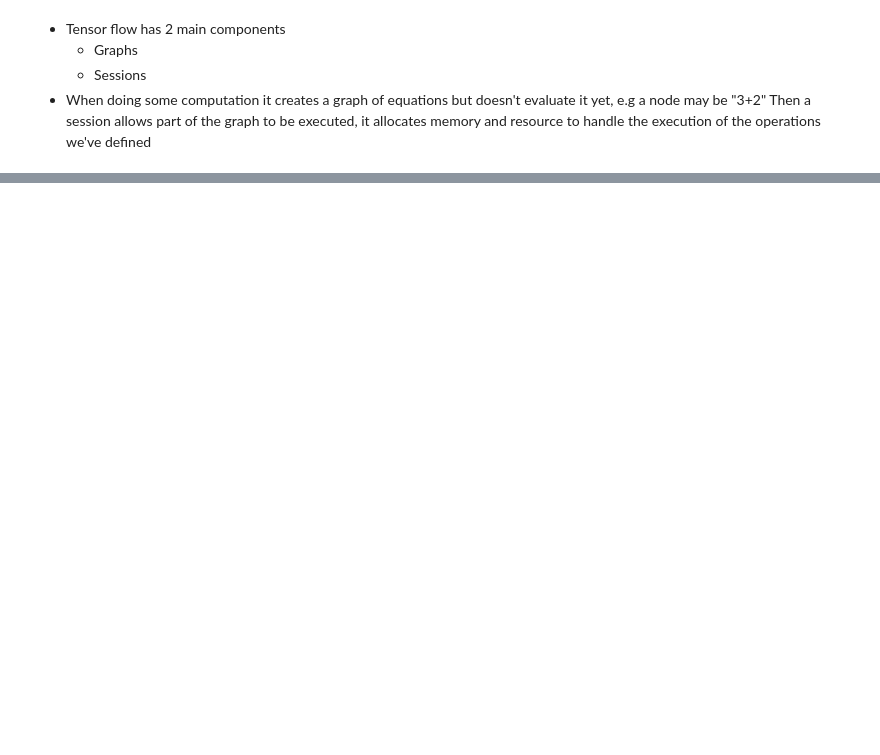
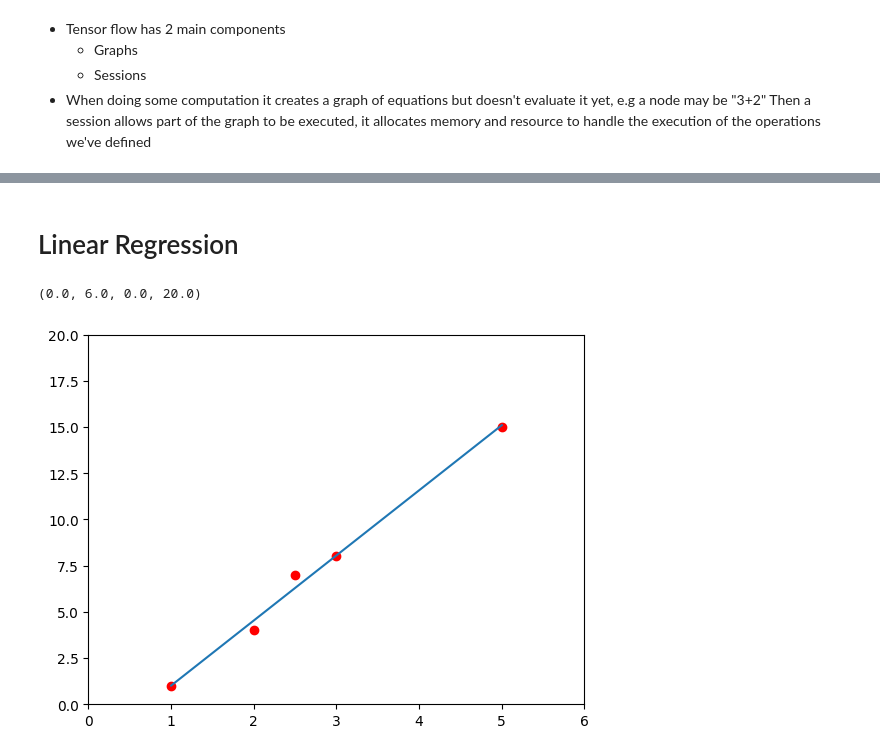
Before and after one commit to sogoodmo/ZenAI-3YP, a Jupyter notebook: FCC_Tensorflow_6hrTut/FCCTWTTUT.ipynb, the cells around one changed output, grey strips where cells are left out. Drawn from its saved outputs; the diff is of its cells as text; code cells hidden in the pictures; blank space fills up the shorter version.

Commit message:
Linear Regression & Classification & DNN

```diff
--- a/FCC_Tensorflow_6hrTut/FCCTWTTUT.ipynb
+++ b/FCC_Tensorflow_6hrTut/FCCTWTTUT.ipynb
@@ -34,0 +60,13 @@ hekllo
+# %% [markdown]
+# Linear Regression
+# %%
+import numpy as np
+
+x = [1, 2, 2.5, 3, 5]
+y = [1, 4, 7, 8, 15]
+plt.plot(x, y, 'ro')
+plt.plot(np.unique(x), np.poly1d(np.polyfit(x, y, 1))(np.unique(x)))
+plt.axis([0, 6, 0, 20])
+# %% [output]
+(0.0, 6.0, 0.0, 20.0)
+[figure, added]
```
Also changed, not shown: parts of 24 cells of this notebook.
